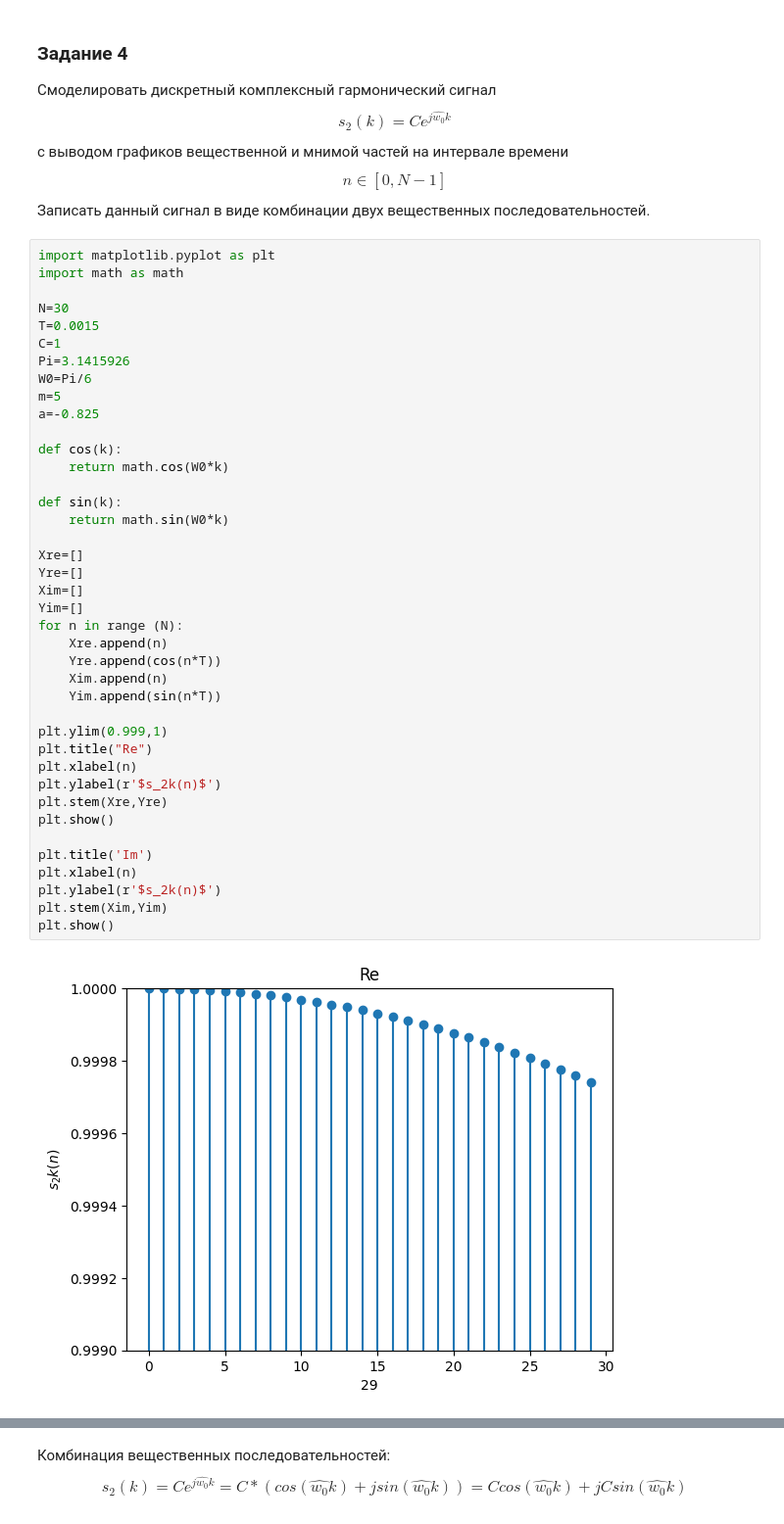
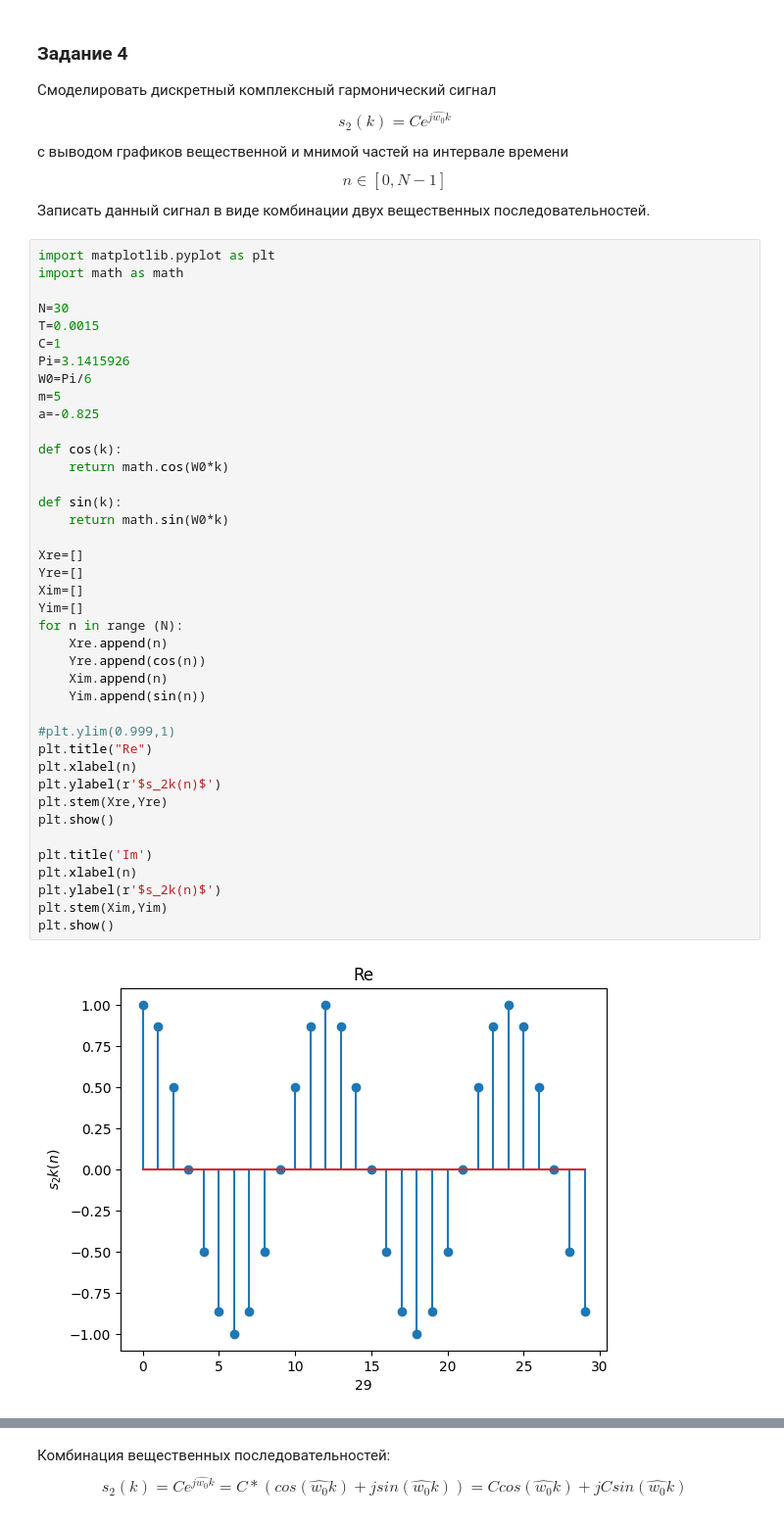
Before and after one commit to the-mvi/dsp-2024, a Jupyter notebook: 1381_Kovalev_PA_Bogdanov_EM/lab1.ipynb, the cells around one changed output, grey strips where cells are left out. Shown at 98% size. Cells and saved outputs as stored; diff of their text form.

```diff
--- a/1381_Kovalev_PA_Bogdanov_EM/lab1.ipynb
+++ b/1381_Kovalev_PA_Bogdanov_EM/lab1.ipynb
@@ -208,34 +208,34 @@ Pi=3.1415926
 W0=Pi/6
 m=5
 a=-0.825
 
 def cos(k):
     return math.cos(W0*k)
 
 def sin(k):
     return math.sin(W0*k)
 
 Xre=[]
 Yre=[]
 Xim=[]
 Yim=[]
 for n in range (N):
     Xre.append(n)
-    Yre.append(cos(n*T))
+    Yre.append(cos(n))
     Xim.append(n)
-    Yim.append(sin(n*T))
+    Yim.append(sin(n))
 
-plt.ylim(0.999,1)
+#plt.ylim(0.999,1)
 plt.title("Re")
 plt.xlabel(n)
 plt.ylabel(r'$s_2k(n)$')
 plt.stem(Xre,Yre)
 plt.show()
 
 plt.title('Im')
 plt.xlabel(n)
 plt.ylabel(r'$s_2k(n)$')
 plt.stem(Xim,Yim)
 plt.show()
 # %% [output]
-[figure, old version]
+[figure, new version]
```
Also changed, not shown: parts of 3 cells of this notebook.
